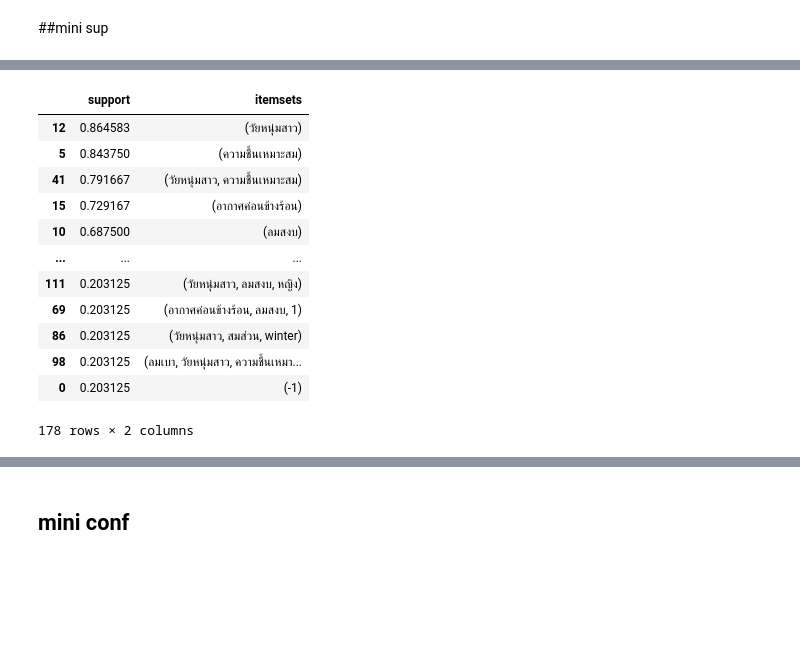
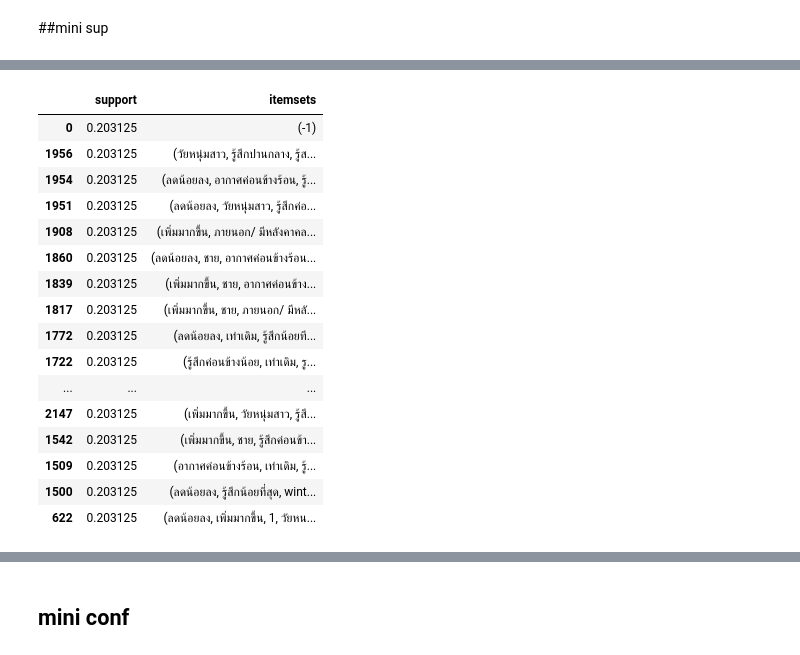
Before and after one commit to Buntariga2545/Project, a Jupyter notebook: Association_Rules_แก้ล่าสุด.ipynb, the cells around one changed output, grey strips where cells are left out. Saved outputs shown, nothing was run; the diff lists cells and outputs as text; code cells hidden in the pictures; blank space fills up the shorter version.

```diff
--- a/Association_Rules_แก้ล่าสุด.ipynb
+++ b/Association_Rules_แก้ล่าสุด.ipynb
@@ -426,3 +474,31 @@ Data columns (total 34 columns):
  33  temp_cat                193 non-null    object
 dtypes: datetime64[ns](1), float64(10), int64(13), object(10)
 memory usage: 51.4+ KB
+# %%
+fo_mapping = {
+    0:'รู้สึกน้อยที่สุด',
+    1:'รู้สึกน้อย',
+    2:'รู้สึกค่อนข้างน้อย',
+    3:'รู้สึกปานกลาง',
+    4:'รู้สึกค่อนข้างมาก',
+    5:'รู้สึกมาก',
+    6:'รู้สึกมากที่สุด'
+}
+
+data['อุณหภูมิ(TS)'] = data['อุณหภูมิ'].map(fo_mapping)
+data['ความชื้น(TS)'] = data['ความชื้น'].map(fo_mapping)
+data['กระแสลม(TS)'] = data['กระแสลม'].map(fo_mapping)
+data['ความแรงของแสงแดด(TS)'] = data['ความแรงของแสงแดด'].map(fo_mapping)
+data['เหงื่อบริเวณผิวหนัง(TS)'] = data['เหงื่อบริเวณผิวหนัง'].map(fo_mapping)
+# %%
+fo_mapping = {
+    -1 :'ลดน้อยลง',
+    0 :'เท่าเดิม',
+    1 :'เพิ่มมากขึ้น'
+}
+
+data['อุณหภูมิ(PT)'] = data['ความร้อน'].map(fo_mapping)
+data['ความชื้น(PT)'] = data['ความชื้น.1'].map(fo_mapping)
+data['กระแสลม(PT)'] = data['กระแสลม.1'].map(fo_mapping)
+data['ความแรงของแสงแดด(PT)'] = data['แสงแดด'].map(fo_mapping)
+data['เหงื่อบริเวณผิวหนัง(PT)'] = data['เหงื่อบริเวณผิวหนัง.1'].map(fo_mapping)
@@ -429,7 +535,9 @@ memory usage: 51.4+ KB
 # %% [markdown]
 ##Thermal acceptance
 # %%
-cols = ['age_cat', 'bmi_cat', 'temp_cat','rh_cat','v_cat',  'พื้นที่ทำแบบสอบถาม','seasons','เพศ','Thermal_acceptance']
+cols = ['age_cat', 'bmi_cat', 'temp_cat','rh_cat','v_cat',  'พื้นที่ทำแบบสอบถาม','seasons','เพศ','Thermal_acceptance', 'อุณหภูมิ(TS)', 'ความชื้น(TS)',
+           'กระแสลม(TS)', 'ความแรงของแสงแดด(TS)', 'เหงื่อบริเวณผิวหนัง(TS)', 'อุณหภูมิ(PT)', 'ความชื้น(PT)', 'กระแสลม(PT)', 'ความแรงของแสงแดด(PT)',
+           'เหงื่อบริเวณผิวหนัง(PT)']
 in_df = data[cols]
 # %%
 in_df.head()
@@ -752,7 +875,9 @@ frequent_conf7
 # %% [markdown]
 ##Thermal sensation Vote
 # %%
-cols = ['age_cat', 'bmi_cat', 'temp_cat','rh_cat','v_cat', 'เพศ', 'seasons', 'พื้นที่ทำแบบสอบถาม', 'Thermal_sensation_Vote']
+cols = ['age_cat', 'bmi_cat', 'temp_cat','rh_cat','v_cat', 'เพศ', 'seasons', 'พื้นที่ทำแบบสอบถาม', 'Thermal_sensation_Vote', 'อุณหภูมิ(TS)',
+           'ความชื้น(TS)', 'กระแสลม(TS)', 'ความแรงของแสงแดด(TS)', 'เหงื่อบริเวณผิวหนัง(TS)', 'อุณหภูมิ(PT)', 'ความชื้น(PT)', 'กระแสลม(PT)',
+           'ความแรงของแสงแดด(PT)', 'เหงื่อบริเวณผิวหนัง(PT)']
 in_df = data[cols]
 # %%
 in_df.head()
@@ -826,19 +951,23 @@ output1.sort_values("support", ascending = False)
 # %%
 output2 = apriori(df, min_support=0.2, use_colnames=oht.columns_)
-output2.sort_values("support", ascending = False)
+output2.sort_values("support", ascending = True).head(50)
 # %% [output]
 |  | support | itemsets |
-| 12 | 0.864583 | (วัยหนุ่มสาว) |
-| 5 | 0.843750 | (ความชื้นเหมาะสม) |
-| 41 | 0.791667 | (วัยหนุ่มสาว, ความชื้นเหมาะสม) |
-| 15 | 0.729167 | (อากาศค่อนข้างร้อน) |
-| 10 | 0.687500 | (ลมสงบ) |
+| 0 | 0.203125 | (-1) |
+| 1956 | 0.203125 | (วัยหนุ่มสาว, รู้สึกปานกลาง, รู้ส... |
+| 1954 | 0.203125 | (ลดน้อยลง, อากาศค่อนข้างร้อน, รู้... |
+| 1951 | 0.203125 | (ลดน้อยลง, วัยหนุ่มสาว, รู้สึกค่อ... |
+| 1908 | 0.203125 | (เพิ่มมากขึ้น, ภายนอก/ มีหลังคาคล... |
+| 1860 | 0.203125 | (ลดน้อยลง, ชาย, อากาศค่อนข้างร้อน... |
+| 1839 | 0.203125 | (เพิ่มมากขึ้น, ชาย, อากาศค่อนข้าง... |
+| 1817 | 0.203125 | (เพิ่มมากขึ้น, ชาย, ภายนอก/ มีหลั... |
+| 1772 | 0.203125 | (ลดน้อยลง, เท่าเดิม, รู้สึกน้อยที... |
+| 1722 | 0.203125 | (รู้สึกค่อนข้างน้อย, เท่าเดิม, รู... |
 | ... | ... | ... |
-| 111 | 0.203125 | (วัยหนุ่มสาว, ลมสงบ, หญิง) |
-| 69 | 0.203125 | (อากาศค่อนข้างร้อน, ลมสงบ, 1) |
-| 86 | 0.203125 | (วัยหนุ่มสาว, สมส่วน, winter) |
-| 98 | 0.203125 | (ลมเบา, วัยหนุ่มสาว, ความชื้นเหมา... |
-| 0 | 0.203125 | (-1) |
+| 2147 | 0.203125 | (เพิ่มมากขึ้น, วัยหนุ่มสาว, รู้สึ... |
+| 1542 | 0.203125 | (เพิ่มมากขึ้น, ชาย, รู้สึกค่อนข้า... |
+| 1509 | 0.203125 | (อากาศค่อนข้างร้อน, เท่าเดิม, รู้... |
+| 1500 | 0.203125 | (ลดน้อยลง, รู้สึกน้อยที่สุด, wint... |
+| 622 | 0.203125 | (ลดน้อยลง, เพิ่มมากขึ้น, 1, วัยหน... |
-178 rows × 2 columns
 # %%
 output3 = apriori(df, min_support=0.3, use_colnames=True)
```
Also changed, not shown: parts of 61 cells of this notebook.
